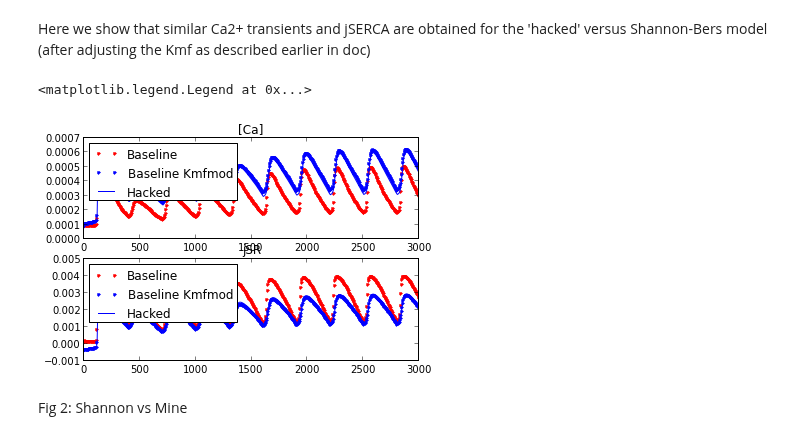
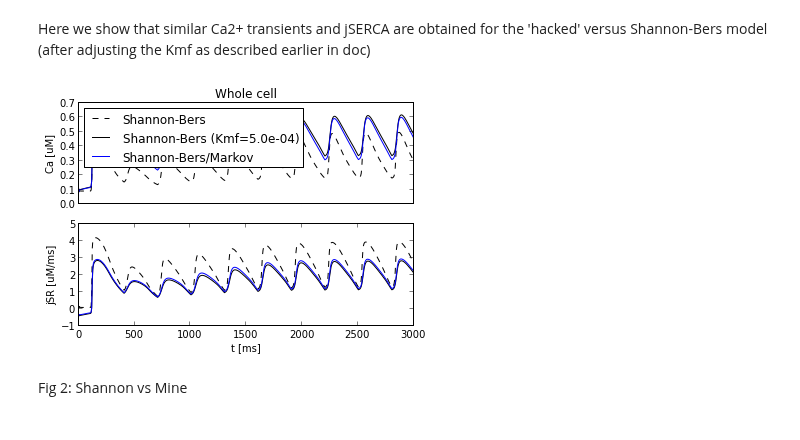
Before and after one commit to huskeypm/wholecell, a Jupyter notebook: 140210_markovshannon.ipynb, the cells around one changed output. Drawn from its saved outputs; the diff is of its cells as text; code cells hidden in the pictures.

```diff
--- a/140210_markovshannon.ipynb
+++ b/140210_markovshannon.ipynb
@@ -79,9 +81,8 @@ import shannon_hacked as modelHackedmodelHacked.s=modelHacked.init_values()model
 # %% [markdown]
 Here we show that similar Ca2+ transients and jSERCA are obtained for the 'hacked' versus Shannon-Bers model (after adjusting the Kmf as described earlier in doc)
 # %%
-run=0if(run):    resultsHacked = dostuff(dt=duration,stim_period=300,model_in=modelHacked)    plt.subplot(211)  plt.title("[Ca]") plt.plot(resultsHacked.tsteps, resultsBaseline.states[:,Cai_idx],'r.',label="Baseline")plt.plot(resultsHacked.tsteps, resultsKmfmod.states[:,Cai_idx],'b.',label="Baseline Kmfmod")plt.plot(resultsHacked.tsteps, resultsHacked.states[:,Cai_idx],'b-',label="Hacked")plt.legend(loc=2)plt.subplot(212)    plt.title("jSR")plt.plot(resultsHacked.tsteps, resultsBaseline.js,'r.',label="Baseline")plt.plot(resultsHacked.tsteps, resultsKmfmod.js,'b.',label="Baseline Kmfmod")plt.plot(resultsHacked.tsteps, resultsHacked.js,'b-',label="Hacked")plt.legend(loc=2)
+run=0if(run):    resultsHacked = dostuff(dt=duration,stim_period=300,model_in=modelHacked)    plt.subplot(211)  plt.title("Whole cell") plt.ylabel("Ca [uM]") plt.plot(resultsHacked.tsteps, resultsBaseline.states[:,Cai_idx]*mM_to_uM,'k--',label="Shannon-Bers")plt.plot(resultsHacked.tsteps, resultsKmfmod.states[:,Cai_idx]*mM_to_uM,'k-',label="Shannon-Bers (Kmf=%3.1e)" % Kmf_guess)plt.plot(resultsHacked.tsteps, resultsHacked.states[:,Cai_idx]*mM_to_uM,'b-',label="Shannon-Bers/Markov")plt.legend(loc=2)plt.tick_params(\    axis='x',          # changes apply to the x-axis    which='both',      # both major and minor ticks are affected    bottom='off',      # ticks along the bottom edge are off    top='off',         # ticks along the top edge are off    labelbottom='off') # labels along the bottom edge are offplt.subplot(212)    plt.ylabel("jSR [uM/ms]") plt.xlabel("t [ms]") plt.plot(resultsHacked.tsteps, resultsBaseline.js*mM_to_uM,'k--',label="Shannon-Bers")plt.plot(resultsHacked.tsteps, resultsKmfmod.js*mM_to_uM,'k-',label="Shannon-Bers (Kmf=%3.1e)" % Kmf_guess)plt.plot(resultsHacked.tsteps, resultsHacked.js*mM_to_uM,'b-',label="Shannon-Bers/Markov")plt.gcf().savefig("steadystate_compare.png")
 # %% [output]
-<matplotlib.legend.Legend at 0x...>
-[figure, old version]
+[figure, new version]
 # %% [markdown]
 Fig 2: Shannon vs Mine
```
Also changed, not shown: parts of 6 cells of this notebook, 2 other files.
